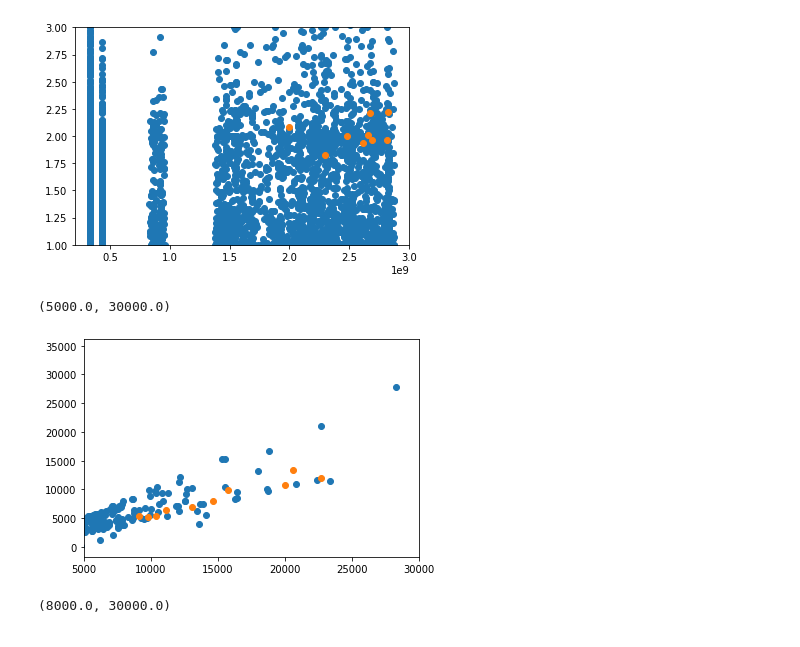
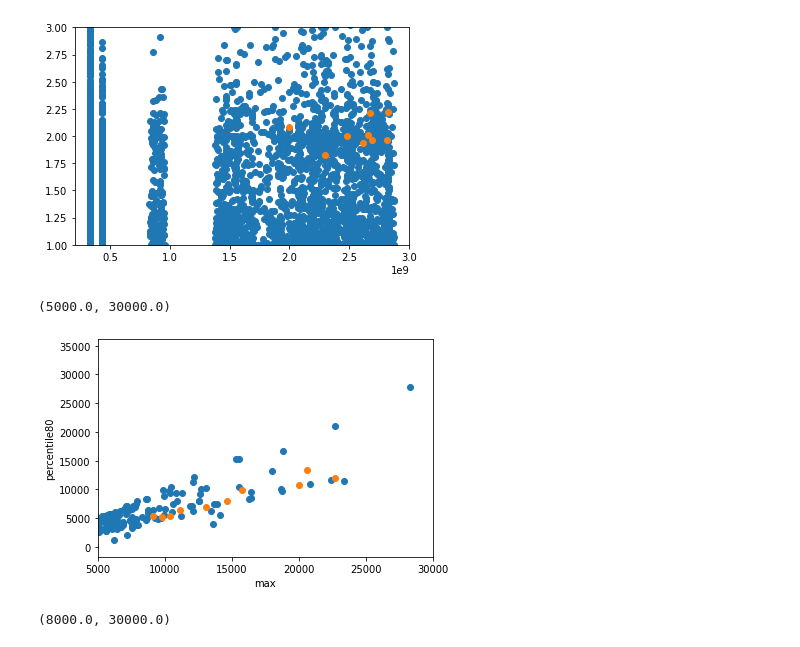
Before and after one commit to miaozjs/Mining-Detection, a Jupyter notebook: mj.ipynb, the cells around one changed output. Saved outputs shown, nothing was run; the diff lists cells and outputs as text; code cells hidden in the pictures.

```diff
--- a/mj.ipynb
+++ b/mj.ipynb
@@ -637,6 +645,7 @@ tmp1.groupby('id')['pq_z'].agg(['max','min','median',lambda x:np.percentile(x,80
 # 分位数识别
 tmp01=tmp0.groupby('id')['pq_z'].agg(['max','min','median',lambda x:np.percentile(x,80)])
 tmp11=tmp1.groupby('id')['pq_z'].agg(['max','min','median',lambda x:np.percentile(x,80)])
+tmp11.columns = (['max','min','median','p80'])
 
 plt.scatter(tmp01.index,tmp01.iloc[:,2])
 plt.scatter(tmp11.index,tmp11.iloc[:,2])
@@ -663,10 +703,12 @@ plt.ylim((1,3))
 # %%
 plt.scatter(tmp01['max'],tmp01.iloc[:,3])
 plt.scatter(tmp11['max'],tmp11.iloc[:,3])
+plt.xlabel('max')
+plt.ylabel('percentile80')
 plt.xlim(5000,30000)
 # %% [output]
 (5000.0, 30000.0)
-[figure, old version]
+[figure, new version]
 # %%
 tmp01f = tmp01[(tmp01['max']/tmp01['median']<3) & (tmp01['max']/tmp01['median']>1.5)]
 plt.scatter(tmp01f['max'],tmp01f.iloc[:,3])
```
Also changed, not shown: parts of 29 cells of this notebook, 3 other files.
